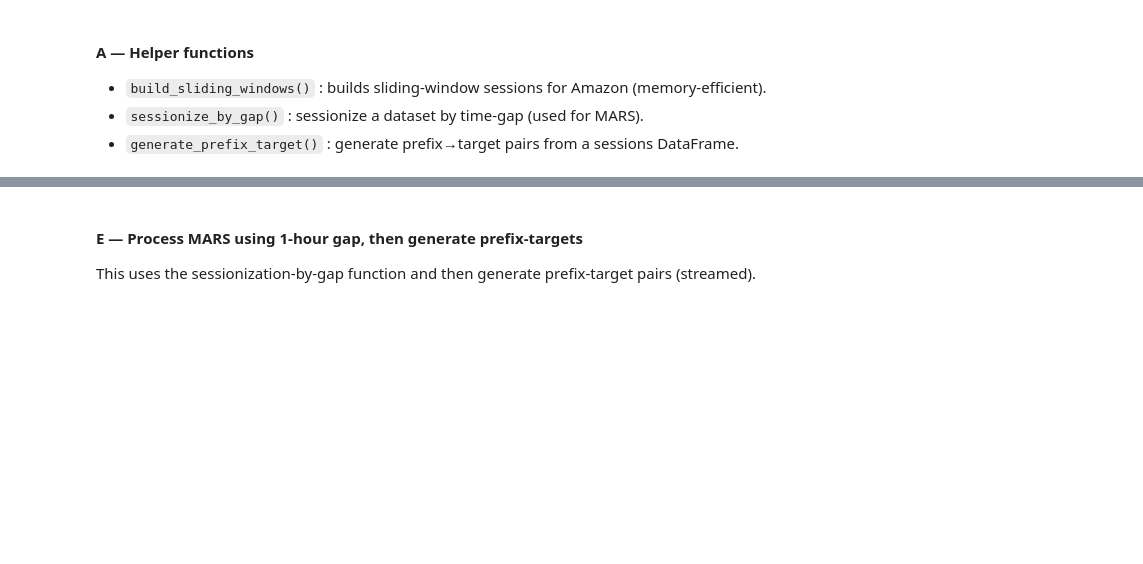
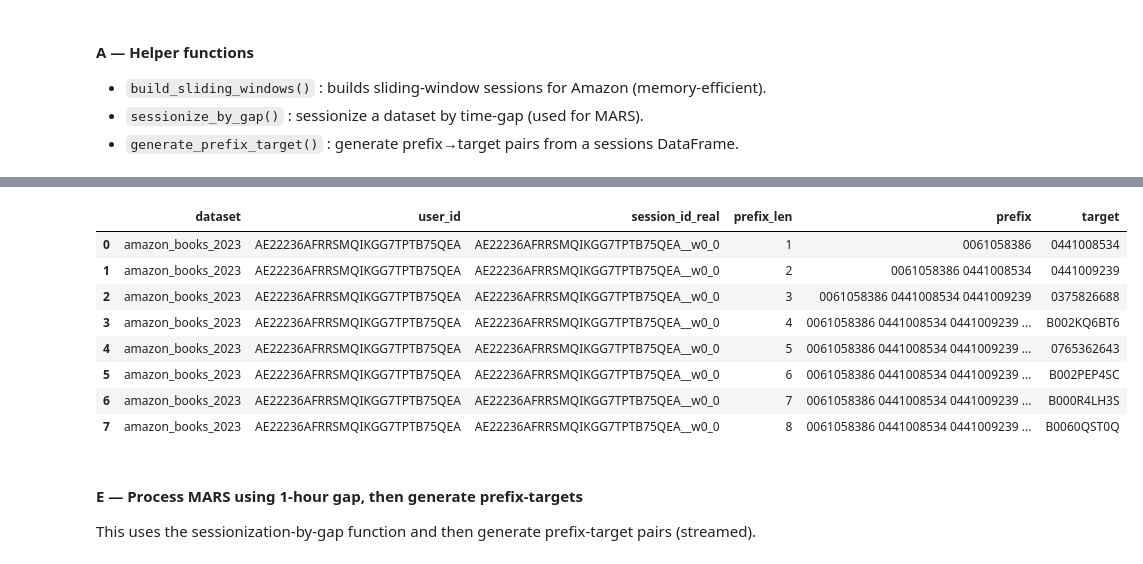
Before and after one commit to jamalla/session-transfer-mooc, a Jupyter notebook: notebooks/05_sessionize_and_prefix_target.ipynb, the cells around one changed output, grey strips where cells are left out. Drawn from its saved outputs; the diff is of its cells as text; code cells hidden in the pictures; blank space fills up the shorter version.

Commit message:
feat: Add notebook for dataset sessionization and prefix-target generation, and update requirements.

```diff
--- a/notebooks/05_sessionize_and_prefix_target.ipynb
+++ b/notebooks/05_sessionize_and_prefix_target.ipynb
@@ -248,0 +282,15 @@ print("Done generating amazon prefix-target pairs. Total pairs:", total_pairs)
+# %%
+import shutil
+
+DATA_DIR = Path("../data/processed")
+parts = sorted(DATA_DIR.glob("amazon_windows_sessions_part*.parquet"))
+len(parts)
+# create target folder
+parts_dir = DATA_DIR / "amazon_windows_parts"
+parts_dir.mkdir(exist_ok=True)
+
+for p in parts:
+    dest = parts_dir / p.name
+    shutil.move(str(p), str(dest))
+
+print("Moved", len(list(parts_dir.glob("amazon_windows_sessions_part*.parquet"))), "parts to", parts_dir)
@@ -248,0 +572,40 @@ print("Done generating amazon prefix-target pairs. Total pairs:", total_pairs)
+# %%
+# Cell: quick sanity report (counts, top sessions, sample pair preview)
+
+DATA_DIR = Path("../data/processed")
+parts_dir = DATA_DIR / "amazon_windows_parts"
+pair_out_dir = DATA_DIR / "amazon_prefix_parts"
+
+# counts
+window_parts = sorted(parts_dir.glob("amazon_windows_sessions_part*.parquet"))
+pair_parts = sorted(pair_out_dir.glob("amazon_prefix_target_part*.parquet"))
+print("Window parts:", len(window_parts))
+print("Pair parts:", len(pair_parts))
+
+# total events across window parts (fast)
+total_window_events = sum(pd.read_parquet(p, columns=["session_id_real"]).shape[0] for p in window_parts)
+print("Total window events (sum of parts):", total_window_events)
+
+# total pairs across pair parts (fast)
+total_pairs = sum(pd.read_parquet(p, columns=["prefix"]).shape[0] for p in pair_parts)
+print("Total prefix-target pairs (sum of parts):", total_pairs)
+
+# top sessions by length: read session summary csv if exists
+sess_summary_csv = DATA_DIR / "amazon_windows_session_summary_from_parts.csv"
+if sess_summary_csv.exists():
+    sess_df = pd.read_csv(sess_summary_csv)
+    top_sessions = sess_df.sort_values("length", ascending=False).head(10)
+    print("\nTop 10 sessions by length (session_id_real, length):")
+    print(top_sessions[["session_id_real","length"]].to_string(index=False))
+else:
+    print("Session summary CSV not found:", sess_summary_csv)
+
+# sample one pair-part and show head
+if pair_parts:
+    sample_pair = pair_parts[0]
+    df_sample = pd.read_parquet(sample_pair)
+    print(f"\nSample pair file: {sample_pair.name}  shape={df_sample.shape}")
+    display(df_sample.head(8))
+else:
+    print("No pair parts found in", pair_out_dir)
+# %% [output]
@@ -249,3 +631,12 @@ print("Done generating amazon prefix-target pairs. Total pairs:", total_pairs)
+|  | dataset | user_id | session_id_real | prefix_len | prefix | target |
+| 0 | amazon_books_2023 | AE22236AFRRSMQIKGG7TPTB75QEA | AE22236AFRRSMQIKGG7TPTB75QEA__w0_0 | 1 | 0061058386 | 0441008534 |
+| 1 | amazon_books_2023 | AE22236AFRRSMQIKGG7TPTB75QEA | AE22236AFRRSMQIKGG7TPTB75QEA__w0_0 | 2 | 0061058386 0441008534 | 0441009239 |
+| 2 | amazon_books_2023 | AE22236AFRRSMQIKGG7TPTB75QEA | AE22236AFRRSMQIKGG7TPTB75QEA__w0_0 | 3 | 0061058386 0441008534 0441009239 | 0375826688 |
+| 3 | amazon_books_2023 | AE22236AFRRSMQIKGG7TPTB75QEA | AE22236AFRRSMQIKGG7TPTB75QEA__w0_0 | 4 | 0061058386 0441008534 0441009239 ... | B002KQ6BT6 |
+| 4 | amazon_books_2023 | AE22236AFRRSMQIKGG7TPTB75QEA | AE22236AFRRSMQIKGG7TPTB75QEA__w0_0 | 5 | 0061058386 0441008534 0441009239 ... | 0765362643 |
+| 5 | amazon_books_2023 | AE22236AFRRSMQIKGG7TPTB75QEA | AE22236AFRRSMQIKGG7TPTB75QEA__w0_0 | 6 | 0061058386 0441008534 0441009239 ... | B002PEP4SC |
+| 6 | amazon_books_2023 | AE22236AFRRSMQIKGG7TPTB75QEA | AE22236AFRRSMQIKGG7TPTB75QEA__w0_0 | 7 | 0061058386 0441008534 0441009239 ... | B000R4LH3S |
+| 7 | amazon_books_2023 | AE22236AFRRSMQIKGG7TPTB75QEA | AE22236AFRRSMQIKGG7TPTB75QEA__w0_0 | 8 | 0061058386 0441008534 0441009239 ... | B0060QST0Q |
 # %% [markdown]
 #### E — Process MARS using 1-hour gap, then generate prefix-targets
 This uses the sessionization-by-gap function and then generate prefix-target pairs (streamed).
```
Also changed, not shown: parts of 23 cells of this notebook, 1 other file.
